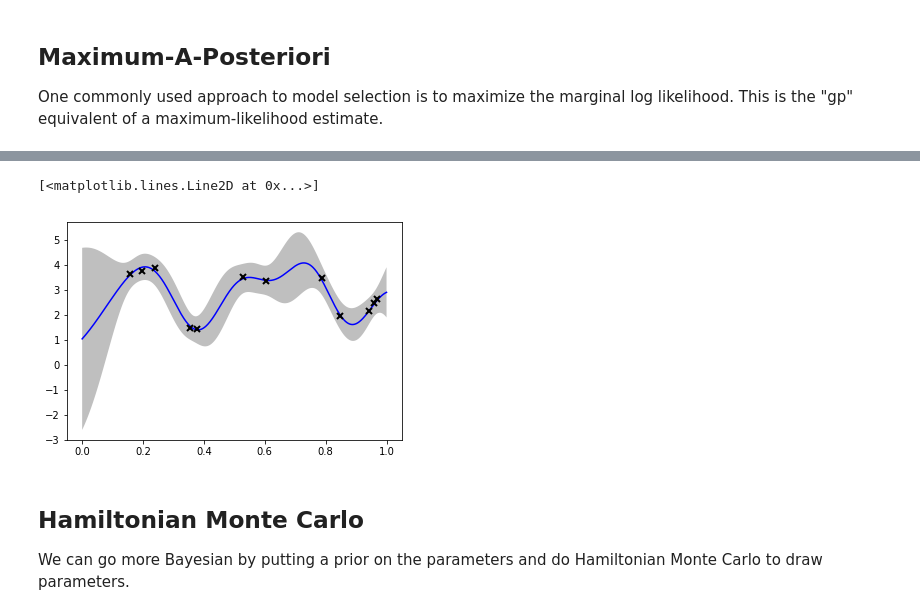
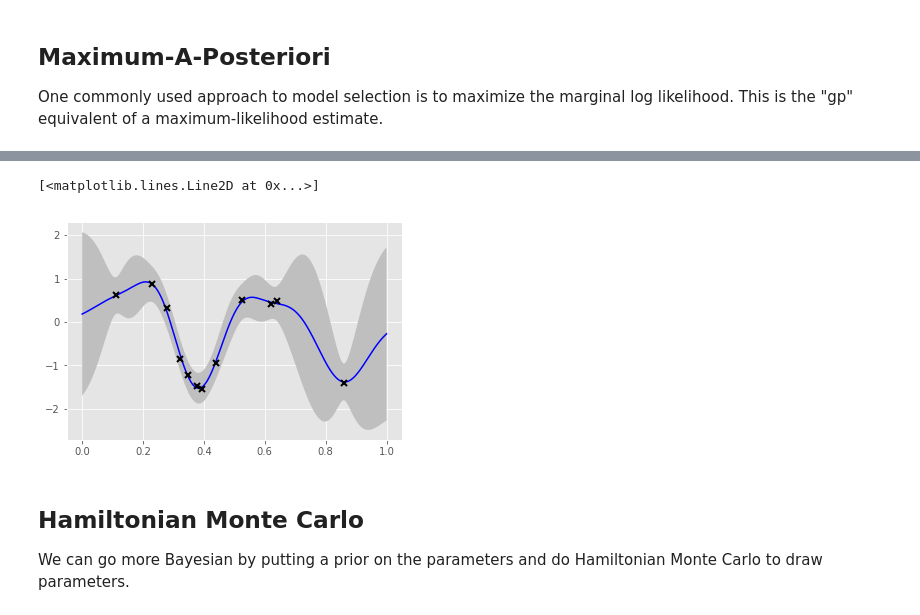
Before and after one commit to t-vi/candlegp, a Jupyter notebook: notebooks/gp_regression.ipynb, the cells around one changed output, grey strips where cells are left out. Cells and saved outputs as stored; diff of their text form; code cells hidden in the pictures.

```diff
--- a/notebooks/gp_regression.ipynb
+++ b/notebooks/gp_regression.ipynb
@@ -11,6 +11,8 @@ from torch.autograd import Variable
 import numpy
 import sys, os
 sys.path.append(os.path.join(os.getcwd(),'..'))
+
+pyplot.style.use('ggplot')
 # %%
 import candlegp
 import candlegp.training.hmc
@@ -18,8 +20,8 @@ import candlegp.training.hmc
 Let's have a regression example
 # %%
 N = 12
-X = torch.rand(N,1)
-Y = (torch.sin(12*X) + 0.6*torch.cos(25*X) + torch.randn(N,1)*0.1 + 3).squeeze(1)
+X = torch.rand(N,1).double()
+Y = (torch.sin(12*X) + 0.6*torch.cos(25*X) + torch.randn(N,1).double()*0.1).squeeze(1)
 pyplot.figure()
 pyplot.plot(X.numpy(), Y.numpy(), 'kx', mew=2)
 # %% [output]
@@ -30,7 +32,7 @@ pyplot.plot(X.numpy(), Y.numpy(), 'kx', mew=2)
 
 Not adapted to the data yet...
 # %%
-k = candlegp.kernels.RBF(1, lengthscales=0.3)
+k = candlegp.kernels.RBF(1, lengthscales=torch.DoubleTensor([0.3]),variance=torch.DoubleTensor([1.0]))
 m = candlegp.models.GPR(Variable(X), Variable(Y.unsqueeze(1)), kern=k)
 m.likelihood.variance.set(0.01)
 m
@@ -82,15 +99,15 @@ for i in range(1000):
 # %%
-xstar = torch.linspace(0,1,1000)
+xstar = torch.linspace(0,1,1000).double()
 mu, var = m.predict_y(Variable(xstar.unsqueeze(1)))
 cred_size = (var**0.5*2).squeeze(1)
 
 mu = mu.squeeze(1)
 pyplot.plot(xstar.numpy(),mu.data.numpy(),'b')
 pyplot.fill_between(xstar.numpy(),mu.data.numpy()+cred_size.data.numpy(), mu.data.numpy()-cred_size.data.numpy(),facecolor='0.75')
 pyplot.plot(X.numpy(), Y.numpy(), 'kx', mew=2)
 # %% [output]
 [<matplotlib.lines.Line2D at 0x...>]
-[figure, old version]
+[figure, new version]
 # %% [markdown]
 ## Hamiltonian Monte Carlo
 
```
Also changed, not shown: parts of 12 cells of this notebook, 8 other files.
